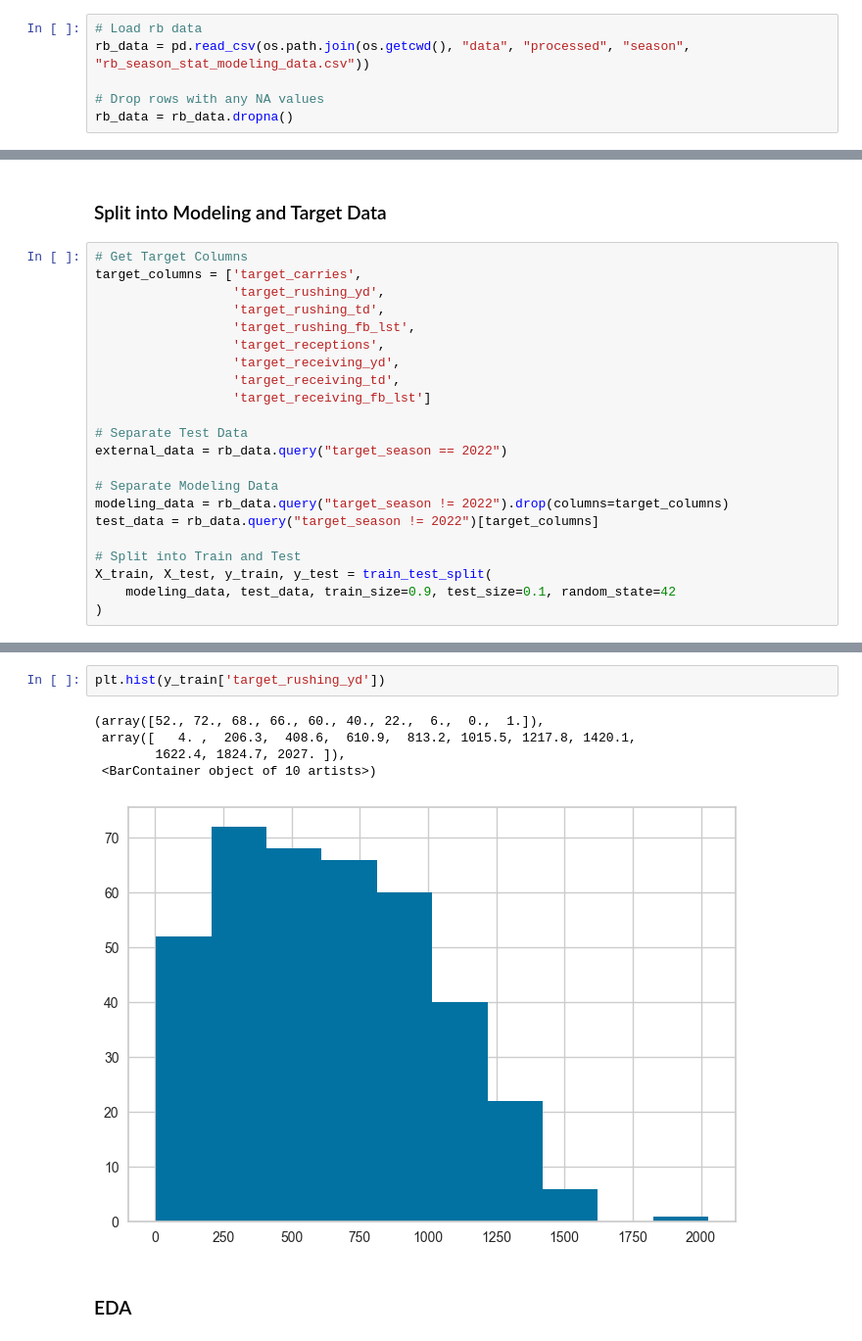
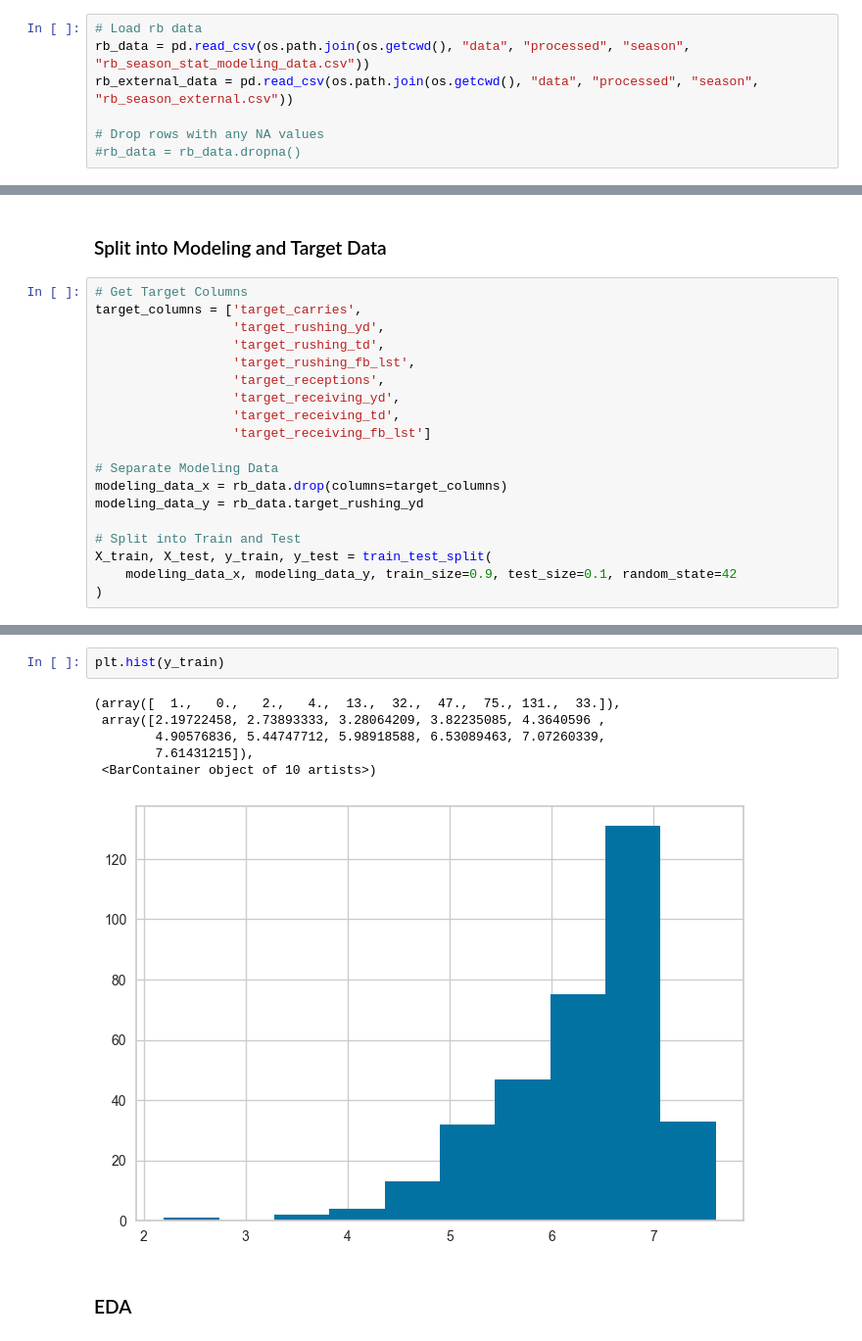
Before and after one commit to dusty736/fantasy_wizard, a Jupyter notebook: Python/rb_season_modeling.ipynb, the cells around one changed output, grey strips where cells are left out. Shown: that part at 98% size. Drawn from its saved outputs; the diff is of its cells as text.

```diff
--- a/Python/rb_season_modeling.ipynb
+++ b/Python/rb_season_modeling.ipynb
@@ -62,9 +62,10 @@ Working In: /Users/dusty/Desktop/projects/sports_analytics.nosync/fantasy_wizard
 # %%
 # Load rb data
 rb_data = pd.read_csv(os.path.join(os.getcwd(), "data", "processed", "season", "rb_season_stat_modeling_data.csv"))
+rb_external_data = pd.read_csv(os.path.join(os.getcwd(), "data", "processed", "season", "rb_season_external.csv"))
 
 # Drop rows with any NA values
-rb_data = rb_data.dropna()
+#rb_data = rb_data.dropna()
 # %%
 rb_data.shape
 # %% [output]
@@ -92,16 +93,13 @@ target_columns = ['target_carries',
                   'target_receiving_td',
                   'target_receiving_fb_lst']
 
-# Separate Test Data
-external_data = rb_data.query("target_season == 2022")
-
 # Separate Modeling Data
-modeling_data = rb_data.query("target_season != 2022").drop(columns=target_columns)
-test_data = rb_data.query("target_season != 2022")[target_columns]
+modeling_data_x = rb_data.drop(columns=target_columns)
+modeling_data_y = rb_data.target_rushing_yd
 
 # Split into Train and Test
 X_train, X_test, y_train, y_test = train_test_split(
-    modeling_data, test_data, train_size=0.9, test_size=0.1, random_state=42
+    modeling_data_x, modeling_data_y, train_size=0.9, test_size=0.1, random_state=42
 )
 # %%
 print(f"Training Data Dimensions: {X_train.shape}")
@@ -115,11 +113,12 @@ Test Data Dimensions: (44, 54)
 # %%
-plt.hist(y_train['target_rushing_yd'])
+plt.hist(y_train)
 # %% [output]
-(array([52., 72., 68., 66., 60., 40., 22.,  6.,  0.,  1.]),
- array([   4. ,  206.3,  408.6,  610.9,  813.2, 1015.5, 1217.8, 1420.1,
-        1622.4, 1824.7, 2027. ]),
+(array([  1.,   0.,   2.,   4.,  13.,  32.,  47.,  75., 131.,  33.]),
+ array([2.19722458, 2.73893333, 3.28064209, 3.82235085, 4.3640596 ,
+        4.90576836, 5.44747712, 5.98918588, 6.53089463, 7.07260339,
+        7.61431215]),
  <BarContainer object of 10 artists>)
-[figure, old version]
+[figure, new version]
 # %% [markdown]
 ### EDA
 # %%
```
Also changed, not shown: parts of 27 cells of this notebook, 4 other files.
